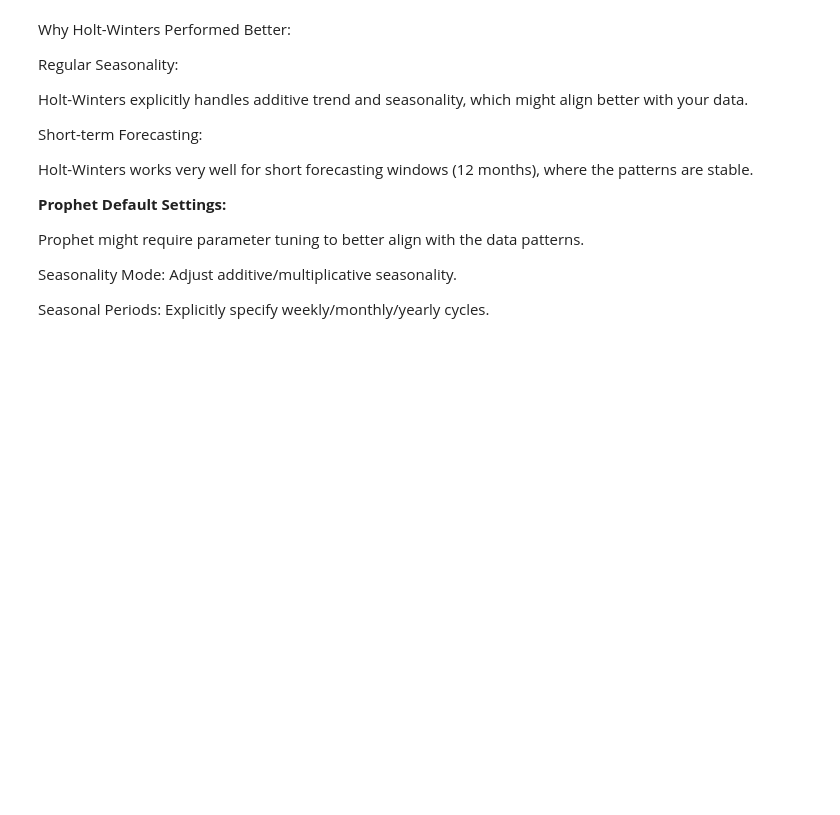
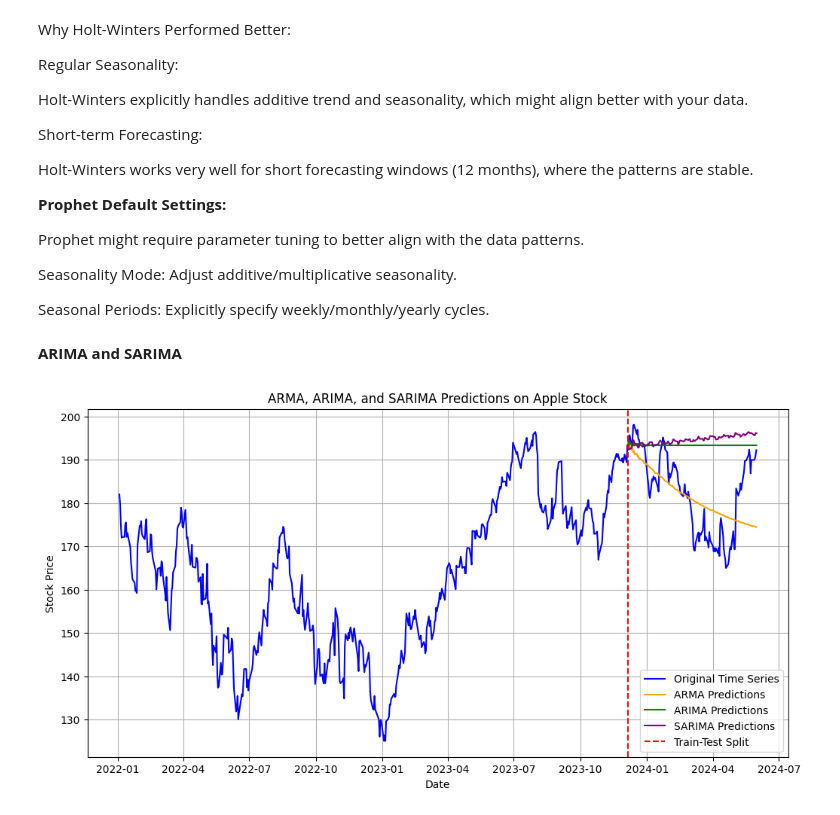
Before and after one commit to Sand08/Statistics-and-Machine-Learning, a Jupyter notebook: Time_Series_Apple_Stock.ipynb, the cells around one changed output. Drawn from its saved outputs; the diff is of its cells as text; code cells hidden in the pictures; blank space fills up the shorter version.

```diff
--- a/Time_Series_Apple_Stock.ipynb
+++ b/Time_Series_Apple_Stock.ipynb
@@ -469,3 +457,66 @@ Prophet might require parameter tuning to better align with the data patterns.
 Seasonality Mode: Adjust additive/multiplicative seasonality.
 
 Seasonal Periods: Explicitly specify weekly/monthly/yearly cycles.
+# %% [markdown]
+**ARIMA and SARIMA**
+# %%
+import numpy as np
+import pandas as pd
+import matplotlib.pyplot as plt
+from statsmodels.tsa.arima.model import ARIMA
+from statsmodels.tsa.statespace.sarimax import SARIMAX
+
+# ==================== Load Apple Stock Data ==================== #
+# Assuming 'data' contains the Apple stock dataset with 'Close' prices and a Date index
+data = data[['Close']]  # Ensure focus on the 'Close' column
+data.index = pd.to_datetime(data.index)  # Ensure proper datetime index
+
+# ==================== Train-Test Split ==================== #
+train_size = int(len(data) * 0.8)  # 80% for training, 20% for testing
+train, test = data[:train_size], data[train_size:]
+
+# ==================== ARMA Model ==================== #
+# Fit ARMA(2, 0, 2) model (no differencing)
+arma_model = ARIMA(train, order=(2, 0, 2))  # ARMA is ARIMA with d=0
+arma_fit = arma_model.fit()
+arma_forecast = arma_fit.predict(start=len(train), end=len(train) + len(test) - 1)
+
+# ==================== ARIMA Model ==================== #
+# Fit ARIMA(2, 1, 2) model
+arima_model = ARIMA(train, order=(2, 1, 2))
+arima_fit = arima_model.fit()
+arima_forecast = arima_fit.predict(start=len(train), end=len(train) + len(test) - 1, typ="levels")
+
+# ==================== SARIMA Model ==================== #
+# Fit SARIMA(2, 1, 2)(1, 1, 1, 12) model (monthly seasonality assumed)
+sarima_model = SARIMAX(train, order=(2, 1, 2), seasonal_order=(1, 1, 1, 12))
+sarima_fit = sarima_model.fit(disp=False)
+sarima_forecast = sarima_fit.predict(start=len(train), end=len(train) + len(test) - 1)
+
+# ==================== Plot Results ==================== #
+plt.figure(figsize=(12, 6))
+
+# Original Time Series
+plt.plot(data.index, data['Close'], label="Original Time Series", color='blue')
+
+# ARMA Predictions
+plt.plot(test.index, arma_forecast, label="ARMA Predictions", color='orange')
+
+# ARIMA Predictions
+plt.plot(test.index, arima_forecast, label="ARIMA Predictions", color='green')
+
+# SARIMA Predictions
+plt.plot(test.index, sarima_forecast, label="SARIMA Predictions", color='purple')
+
+# Train-Test Split Line
+plt.axvline(x=data.index[train_size], color='red', linestyle='--', label="Train-Test Split")
+
+# Add Titles and Labels
+plt.title("ARMA, ARIMA, and SARIMA Predictions on Apple Stock")
+plt.xlabel("Date")
+plt.ylabel("Stock Price")
+plt.legend()
+plt.grid()
+plt.show()
+# %% [output]
+[figure, added]
```
Also changed, not shown: parts of 5 cells of this notebook.
